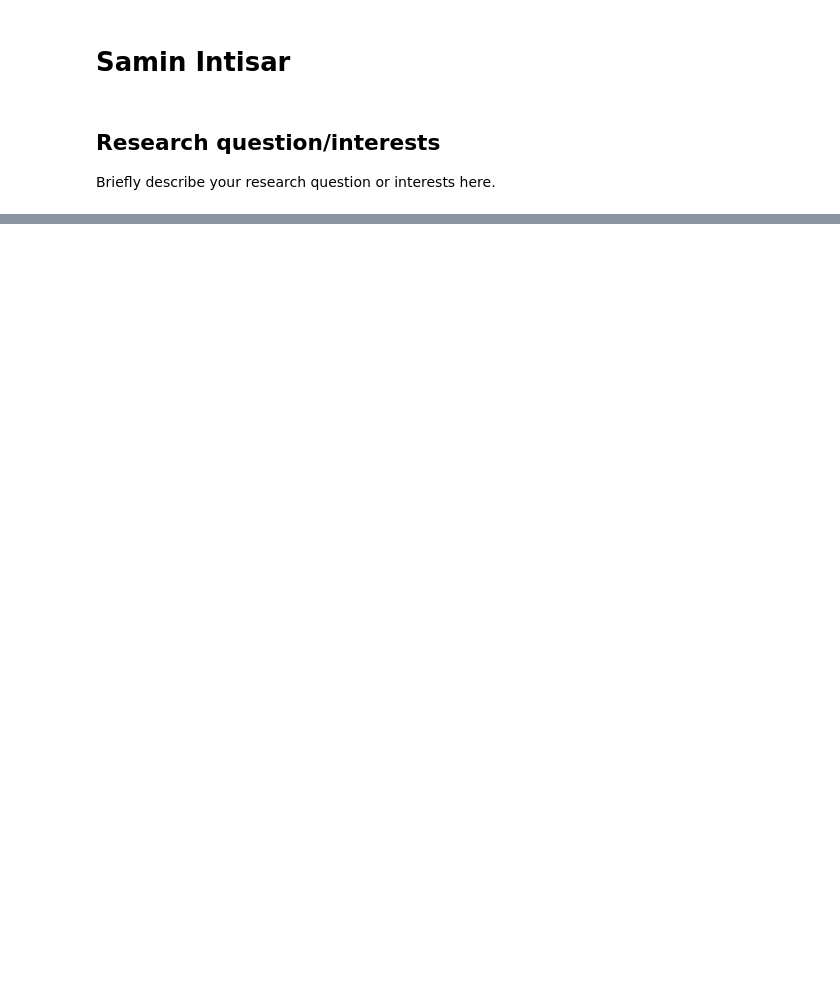
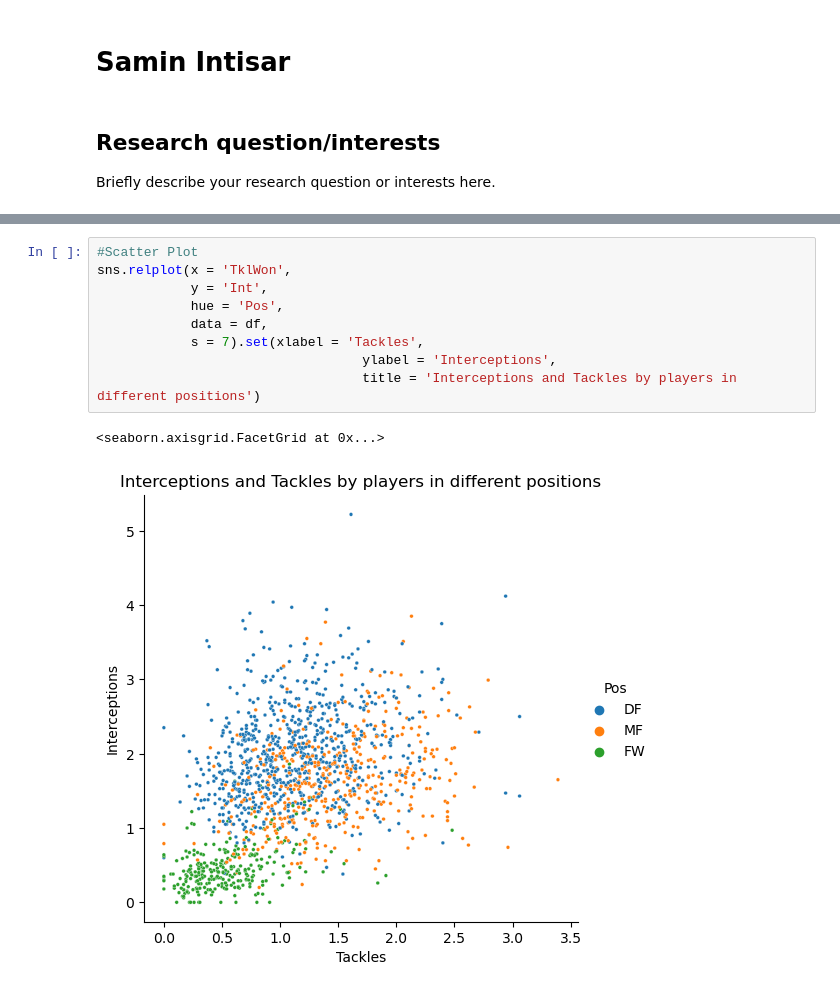
Before and after one commit to ubco-W2022T1-cosc301/project-group-25, a Jupyter notebook: notebooks/analysis1.ipynb, the cells around one changed output, grey strips where cells are left out. Saved outputs shown, nothing was run; the diff lists cells and outputs as text; blank space fills up the shorter version.

```diff
--- a/notebooks/analysis1.ipynb
+++ b/notebooks/analysis1.ipynb
@@ -63,0 +127,12 @@ sns.heatmap(corelation,
+# %%
+#Scatter Plot
+sns.relplot(x = 'TklWon',
+            y = 'Int',
+            hue = 'Pos',
+            data = df,
+            s = 7).set(xlabel = 'Tackles',
+                                  ylabel = 'Interceptions',
+                                  title = 'Interceptions and Tackles by players in different positions')
+# %% [output]
+<seaborn.axisgrid.FacetGrid at 0x...>
+[figure, added]
```
Also changed, not shown: parts of 12 cells of this notebook.
